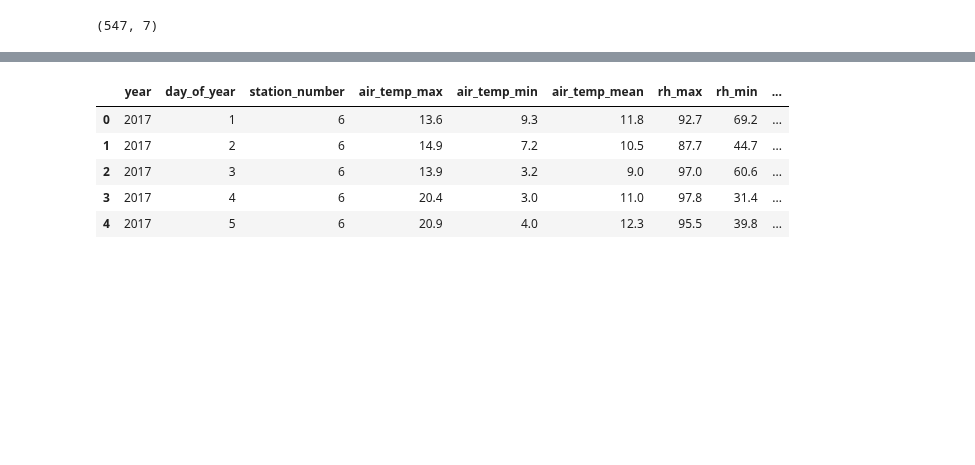
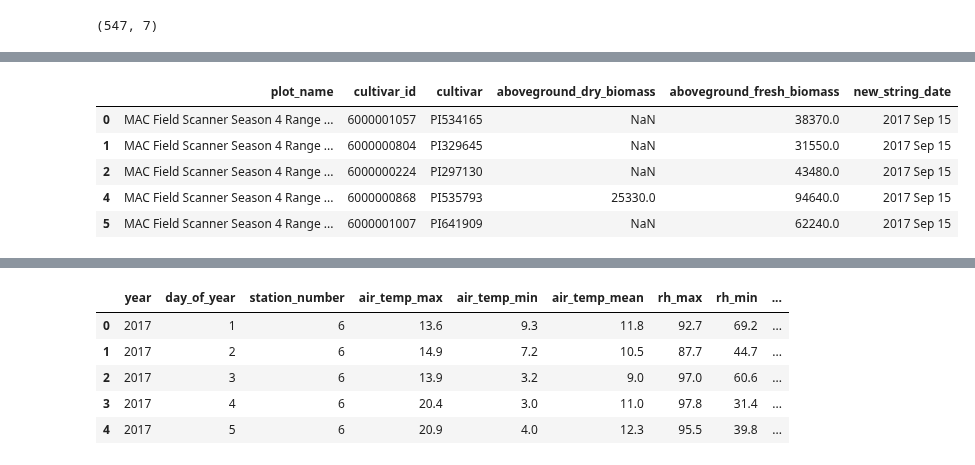
Before and after one commit to genophenoenvo/terraref-datasets, a Jupyter notebook: notebooks/biomass_gdd.ipynb, the cells around one changed output, grey strips where cells are left out. Saved outputs shown, nothing was run; the diff lists cells and outputs as text; code cells hidden in the pictures; blank space fills up the shorter version.

```diff
--- a/notebooks/biomass_gdd.ipynb
+++ b/notebooks/biomass_gdd.ipynb
@@ -293,0 +324,10 @@ Latest raw date for biomass harvest: 2017-09-16 00:00:00 -0500
+# %%
+df_10 = df_9.drop(labels='date', axis=1)
+# df_10.head()
+# %% [output]
+|  | plot_name | cultivar_id | cultivar | aboveground_dry_biomass | aboveground_fresh_biomass | new_string_date |
+| 0 | MAC Field Scanner Season 4 Range ... | 6000001057 | PI534165 | NaN | 38370.0 | 2017 Sep 15 |
+| 1 | MAC Field Scanner Season 4 Range ... | 6000000804 | PI329645 | NaN | 31550.0 | 2017 Sep 15 |
+| 2 | MAC Field Scanner Season 4 Range ... | 6000000224 | PI297130 | NaN | 43480.0 | 2017 Sep 15 |
+| 4 | MAC Field Scanner Season 4 Range ... | 6000000868 | PI535793 | 25330.0 | 94640.0 | 2017 Sep 15 |
+| 5 | MAC Field Scanner Season 4 Range ... | 6000001007 | PI641909 | NaN | 62240.0 | 2017 Sep 15 |
```
Also changed, not shown: parts of 41 cells of this notebook.
